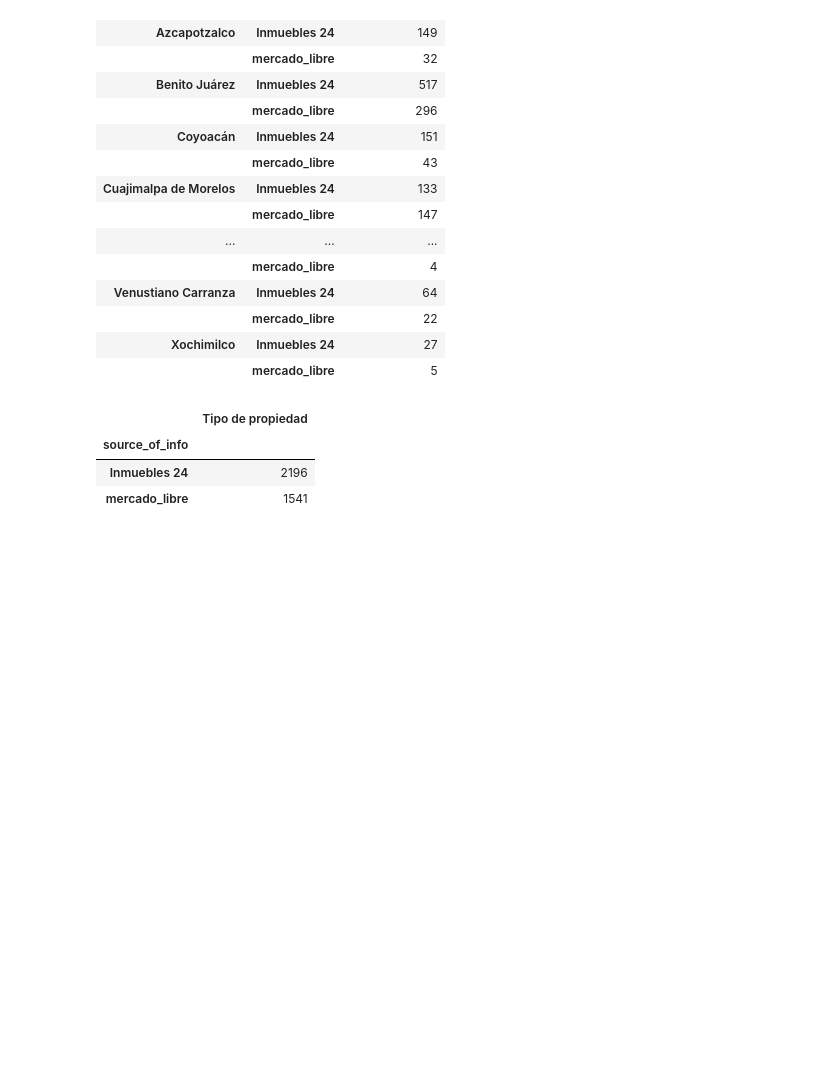
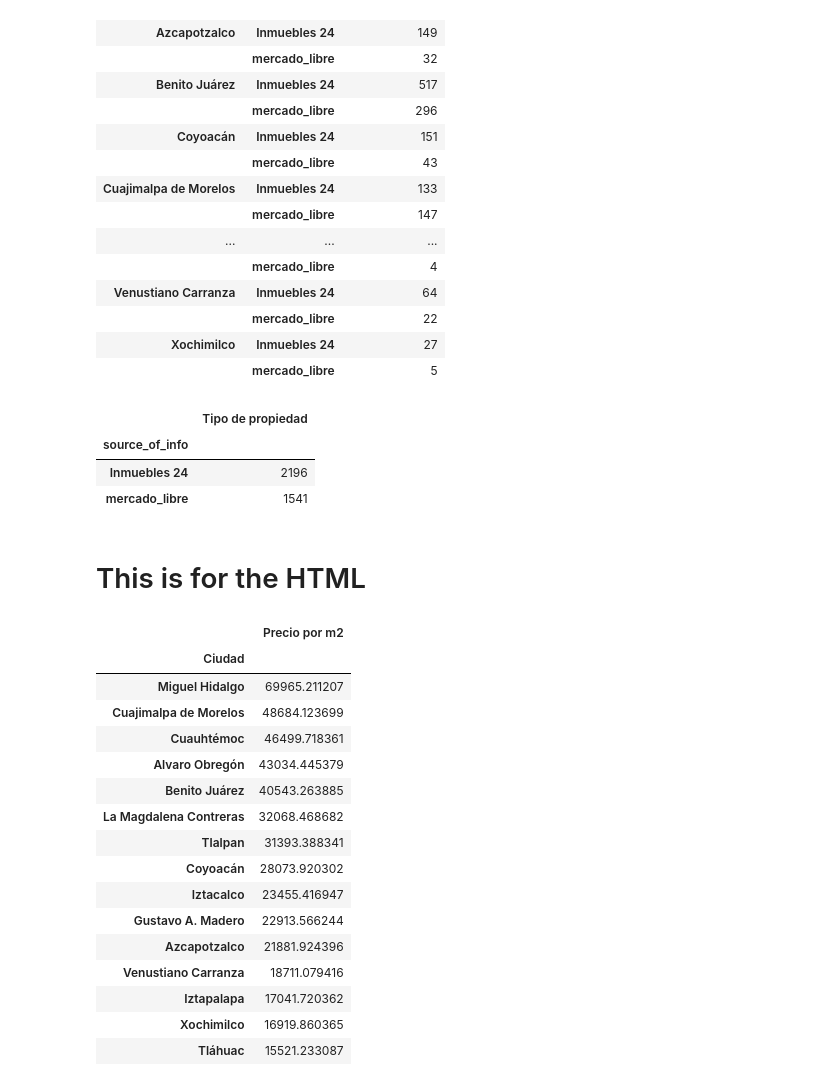
Before and after one commit to trezeget-1/meli_project, a Jupyter notebook: inmuebles_24 & Meli (further analysis).ipynb, the cells around one changed output. Drawn from its saved outputs; the diff is of its cells as text; code cells hidden in the pictures; blank space fills up the shorter version.

```diff
--- a/inmuebles_24 & Meli (further analysis).ipynb
+++ b/inmuebles_24 & Meli (further analysis).ipynb
@@ -583,3 +583,6 @@ meli_df['Precio por m2'].hist()
 # complete_dataset_df.to_csv('csv_files/complete_dataset_cleaned.csv', index = False, encoding = 'utf16')
 # %% [markdown]
 ## Analysis of number of properties sold per platform
+# %%
+complete_dataset_df = pd.read_csv('csv_files/complete_dataset_cleaned.csv', encoding = 'utf16')
+complete_dataset_df
@@ -661,3 +678,27 @@ number_properties_df[[
 | source_of_info |  |
 | Inmuebles 24 | 2196 |
 | mercado_libre | 1541 |
+# %% [markdown]
+# This is for the HTML
+# %%
+number_of_properties_advertised = number_properties_df[['Ciudad',
+ 'Precio por m2']].groupby('Ciudad').mean()
+number_of_properties_advertised.sort_values(by = "Precio por m2", ascending = False)
+# %% [output]
+|  | Precio por m2 |
+| Ciudad |  |
+| Miguel Hidalgo | 69965.211207 |
+| Cuajimalpa de Morelos | 48684.123699 |
+| Cuauhtémoc | 46499.718361 |
+| Alvaro Obregón | 43034.445379 |
+| Benito Juárez | 40543.263885 |
+| La Magdalena Contreras | 32068.468682 |
+| Tlalpan | 31393.388341 |
+| Coyoacán | 28073.920302 |
+| Iztacalco | 23455.416947 |
+| Gustavo A. Madero | 22913.566244 |
+| Azcapotzalco | 21881.924396 |
+| Venustiano Carranza | 18711.079416 |
+| Iztapalapa | 17041.720362 |
+| Xochimilco | 16919.860365 |
+| Tláhuac | 15521.233087 |
```
Also changed, not shown: parts of 1 cell of this notebook, 2 other files.
